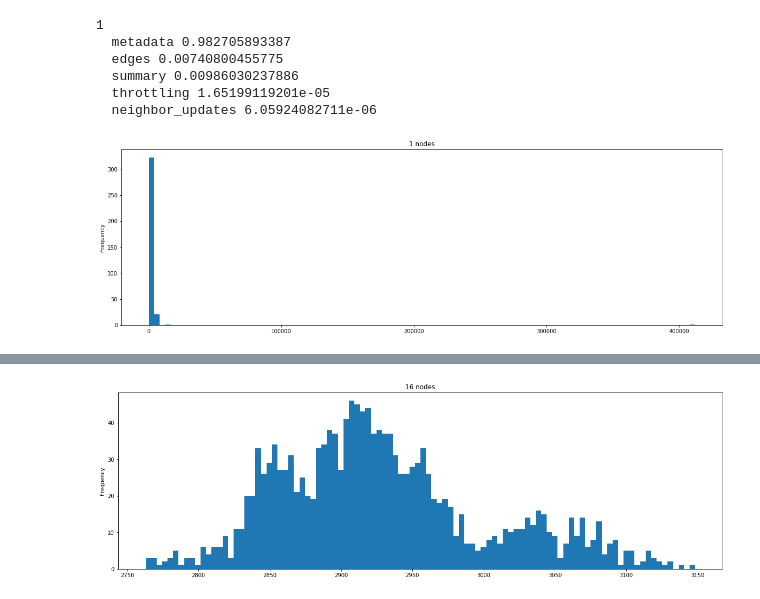
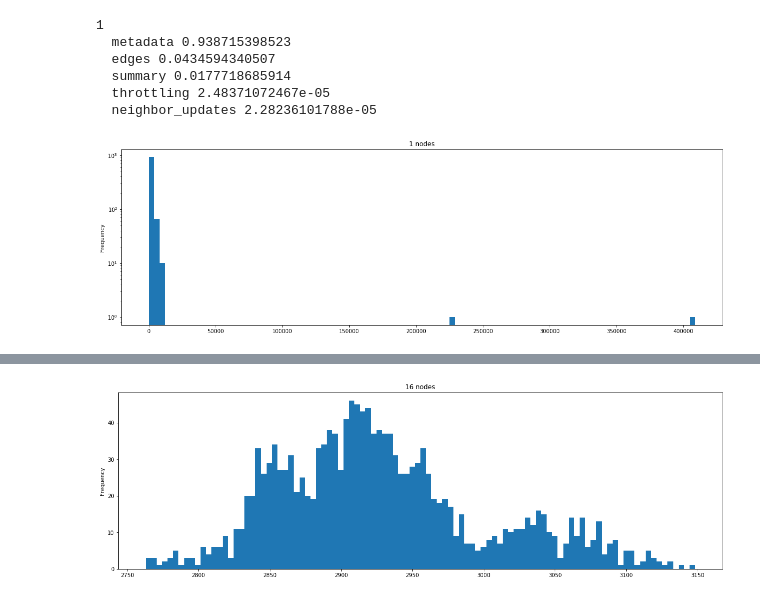
Before and after one commit to agrippa/hoover, a Jupyter notebook: data/analyze-hoover-logs.ipynb, the cells around one changed output, grey strips where cells are left out. Cells and saved outputs as stored; diff of their text form; code cells hidden in the pictures.

```diff
--- a/data/analyze-hoover-logs.ipynb
+++ b/data/analyze-hoover-logs.ipynb
@@ -40,7 +40,7 @@ log_files = {'16': 'slurm-9108077.out', '64': 'slurm-9108076.out'}
 
 log_files = {'16': 'slurm-9111050.out', '64': 'slurm-9111049.out'}
 
-log_files = {'1': 'slurm-9616535.out'}
+log_files = {'1': 'slurm-9663962.out'}
 
 # log_files = {'16': 'slurm-9108077.out'}
 
@@ -280,14 +280,14 @@ for nnodes in sorted(dfs.keys()):
         print('  ' + tag + ' ' + str(float(dfs[nnodes][tag].sum() / total)))
 # %% [output]
 1
-  metadata 0.982705893387
-  edges 0.00740800455775
-  summary 0.00986030237886
-  throttling 1.65199119201e-05
-  neighbor_updates 6.05924082711e-06
+  metadata 0.938715398523
+  edges 0.0434594340507
+  summary 0.0177718685914
+  throttling 2.48371072467e-05
+  neighbor_updates 2.28236101788e-05
 # %%
 for nnodes in sorted(dfs.keys()):
     fig, ax = matplotlib.pyplot.subplots(figsize=(20.0, 6.0))
-    dfs[nnodes]['total'].plot(kind = 'hist', bins = 100, ax = ax, title = str(nnodes) + ' nodes', logy = False)
+    dfs[nnodes]['total'].plot(kind = 'hist', bins = 100, ax = ax, title = str(nnodes) + ' nodes', logy = True)
 # %% [output]
-[figure, old version]
+[figure, new version]
```
Also changed, not shown: parts of 2 cells of this notebook, 4 other files.
